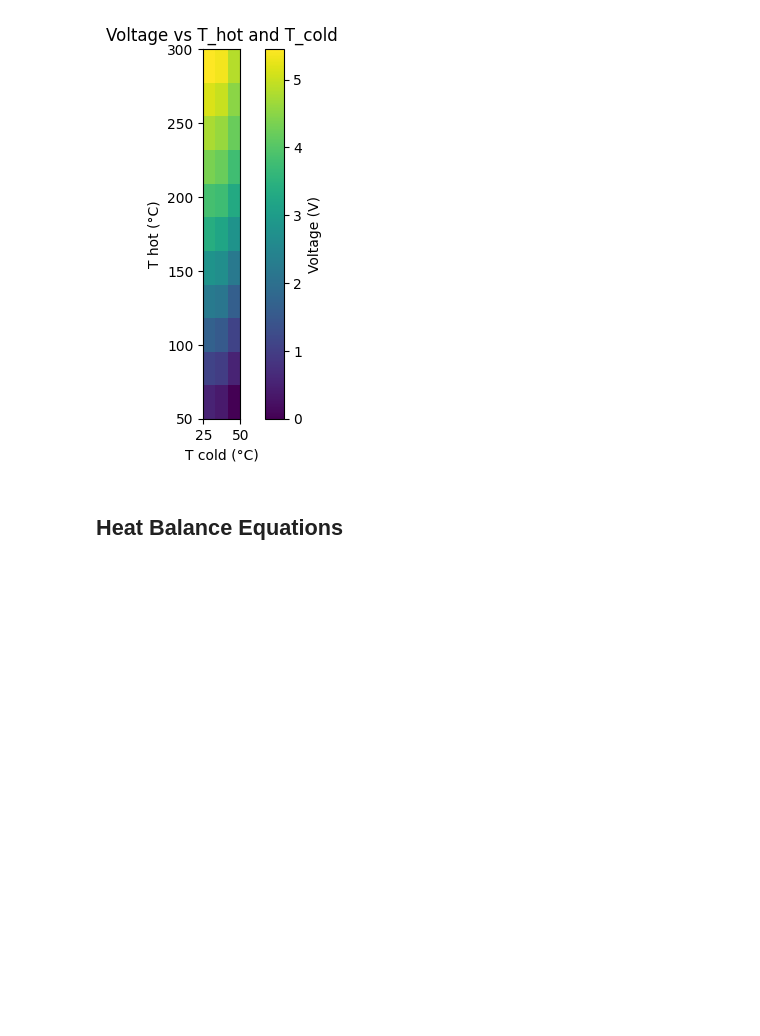
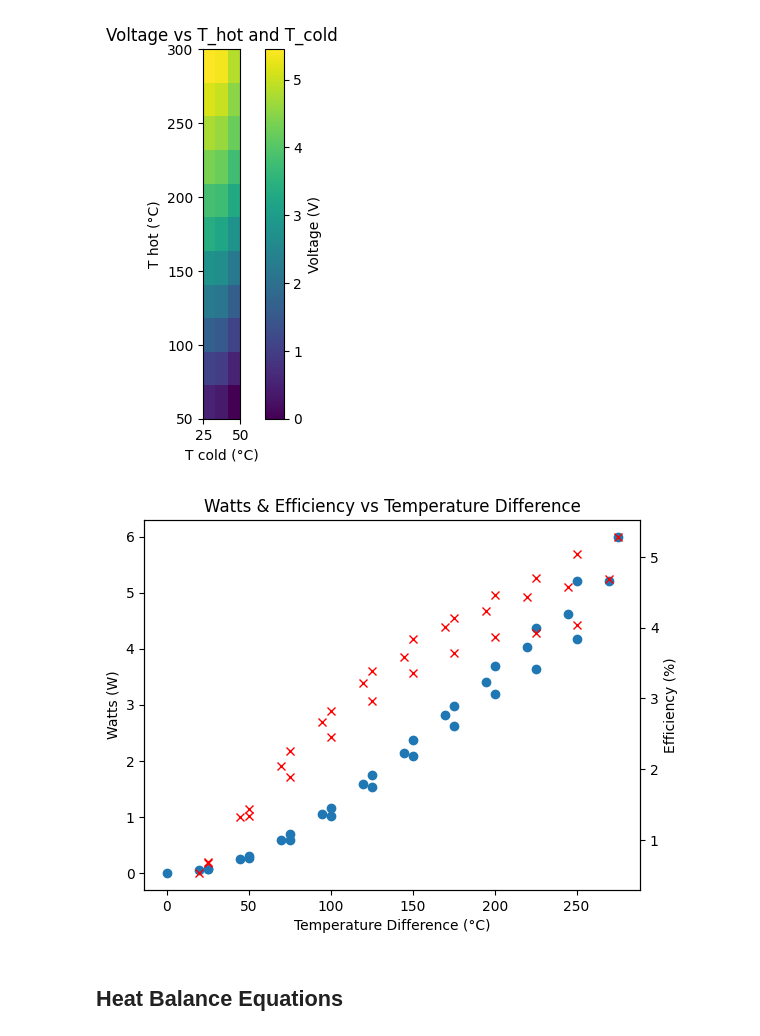
Before and after one commit to Willmac16/DFTS-Team-Seven, a Jupyter notebook: Project2.ipynb, the cells around one changed output. Drawn from its saved outputs; the diff is of its cells as text; code cells hidden in the pictures; blank space fills up the shorter version.

```diff
--- a/Project2.ipynb
+++ b/Project2.ipynb
@@ -258,6 +255,33 @@ plt.show()
 # %% [output]
 [figure]
 [figure]
+# %%
+# Calculate the temperature difference
+temp_diff = T_hot_mesh - T_cold_mesh
+
+# Calculate the product of amps_interp and volts_interp
+product = current_values * voltage_values
+
+heat_flux = temp_diff * teg_length ** 2 * teg_conductivity / teg_thickness
+
+efficiency = product / heat_flux * 100.0
+
+# Plot the product against the temperature difference
+fig, ax1 = plt.subplots()
+
+ax1.plot(temp_diff.flatten(), product.flatten(), 'o')
+ax1.set_xlabel('Temperature Difference (°C)')
+ax1.set_ylabel('Watts (W)')
+ax1.set_title('Watts & Efficiency vs Temperature Difference')
+
+# Create a twin axis for efficiency
+ax2 = ax1.twinx()
+ax2.plot(temp_diff.flatten(), efficiency.flatten(), 'rx')
+ax2.set_ylabel('Efficiency (%)')
+
+plt.show()
+# %% [output]
+[figure, added]
 # %% [markdown]
 ## Heat Balance Equations
 # %%
```
Also changed, not shown: parts of 9 cells of this notebook.
